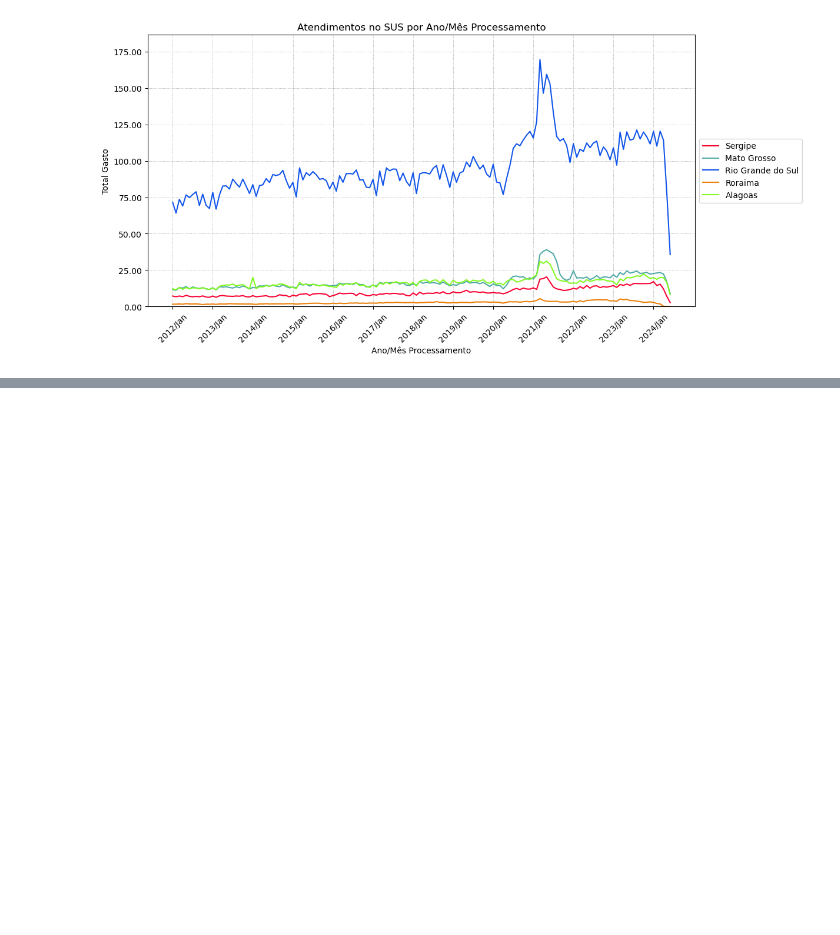
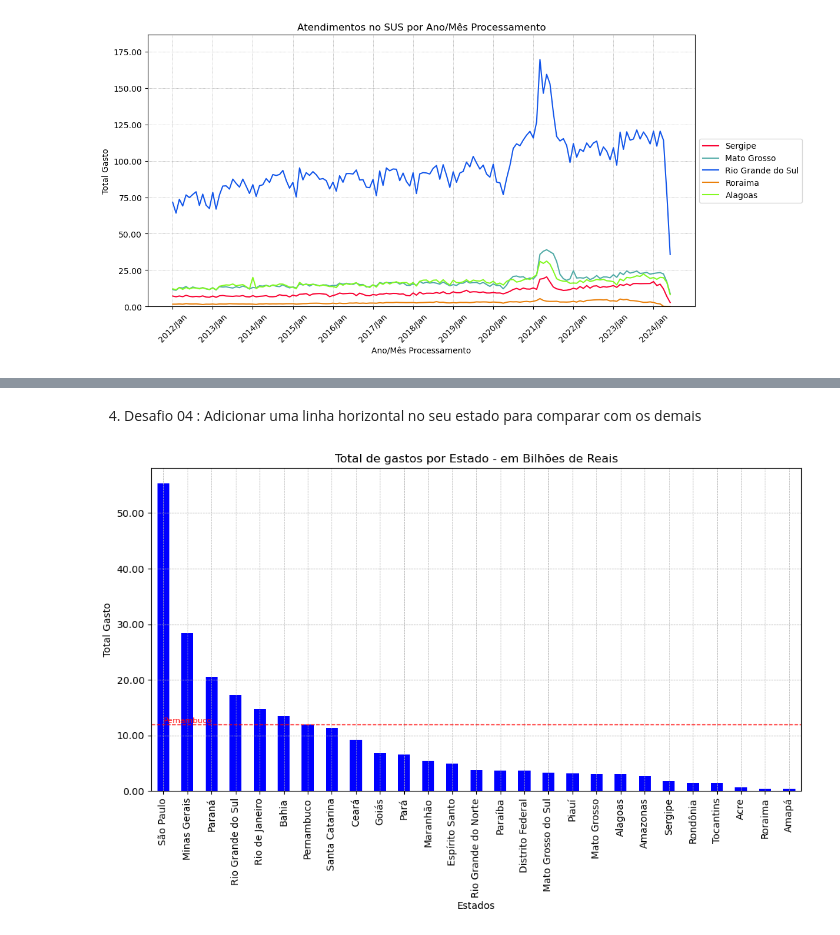
Before and after one commit to janainacazuza/Data-Analytics-FIAP-Pos-Thech, a Jupyter notebook: fase_01/notebooks/exploration/02_aih_atend.ipynb, the cells around one changed output, grey strips where cells are left out. Saved outputs shown, nothing was run; the diff lists cells and outputs as text; code cells hidden in the pictures; blank space fills up the shorter version.

```diff
--- a/fase_01/notebooks/exploration/02_aih_atend.ipynb
+++ b/fase_01/notebooks/exploration/02_aih_atend.ipynb
@@ -719,0 +768,17 @@ plot_state_spending(amostra2_plot[meses_fitrados].head(5))
+# %% [markdown]
+4. Desafio 04 : Adicionar uma linha horizontal no seu estado para comparar com os demais
+# %%
+#Plotando o grafico de barras com uma liha horizontal representando o tatal de 'Pernambuco' como uma anotação de destaque
+order_total_geral.plot(kind='bar', figsize=(12,6), color='blue')
+plt.title('Total de gastos por Estado - em Bilhões de Reais')
+plt.xlabel('Estados')
+plt.ylabel('Total Gasto')
+plt.gca().yaxis.set_major_formatter(ticker.StrMethodFormatter('{x:,.2f}'))
+plt.grid(True,  linestyle='--', linewidth=0.5)
+plt.gca().xaxis.set_tick_params(labelsize=10)
+plt.axhline(order_total_geral['Pernambuco'], linestyle='--', linewidth=1, color='red')
+plt.text(0, order_total_geral['Pernambuco'], 'Pernambuco', color='red', fontsize=8 , va='bottom', ha='left')
+
+plt.show()
+# %% [output]
+[figure, added]
```
Also changed, not shown: parts of 29 cells of this notebook.
